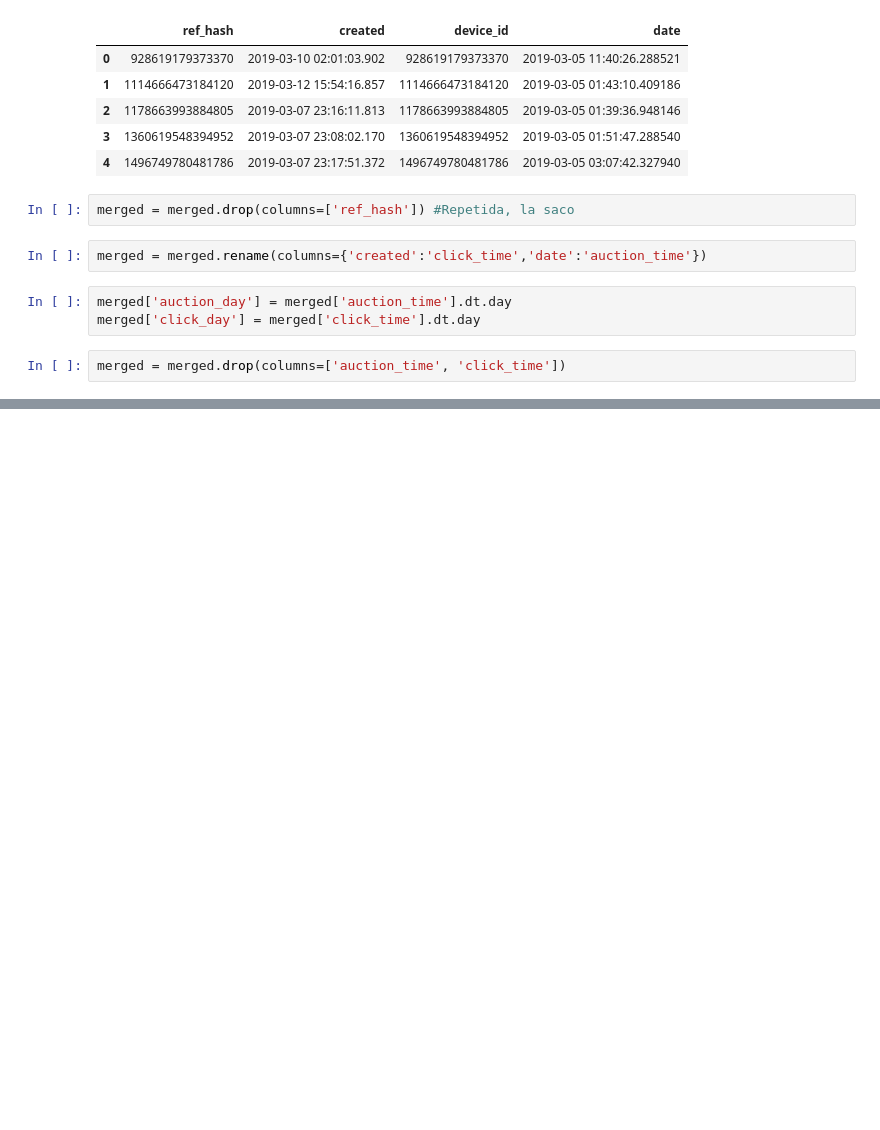
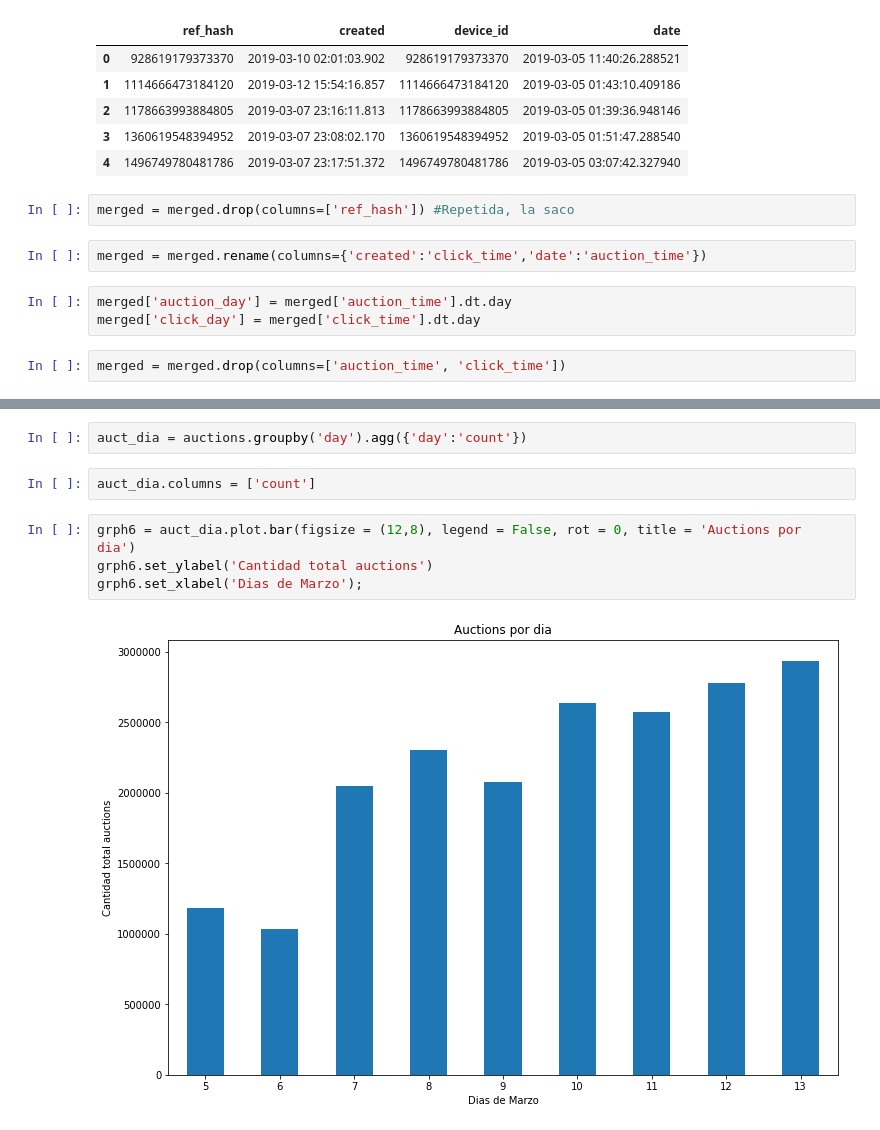
Before and after one commit to sberoch/Datos, a Jupyter notebook: auctions.ipynb, the cells around one changed output, grey strips where cells are left out. Saved outputs shown, nothing was run; the diff lists cells and outputs as text; blank space fills up the shorter version.

```diff
--- a/auctions.ipynb
+++ b/auctions.ipynb
@@ -201,0 +218,10 @@ merged = merged.drop(columns=['auction_time', 'click_time'])
+# %%
+auct_dia = auctions.groupby('day').agg({'day':'count'})
+# %%
+auct_dia.columns = ['count']
+# %%
+grph6 = auct_dia.plot.bar(figsize = (12,8), legend = False, rot = 0, title = 'Auctions por dia')
+grph6.set_ylabel('Cantidad total auctions')
+grph6.set_xlabel('Dias de Marzo');
+# %% [output]
+[figure, added]
```
Also changed, not shown: parts of 11 cells of this notebook.
